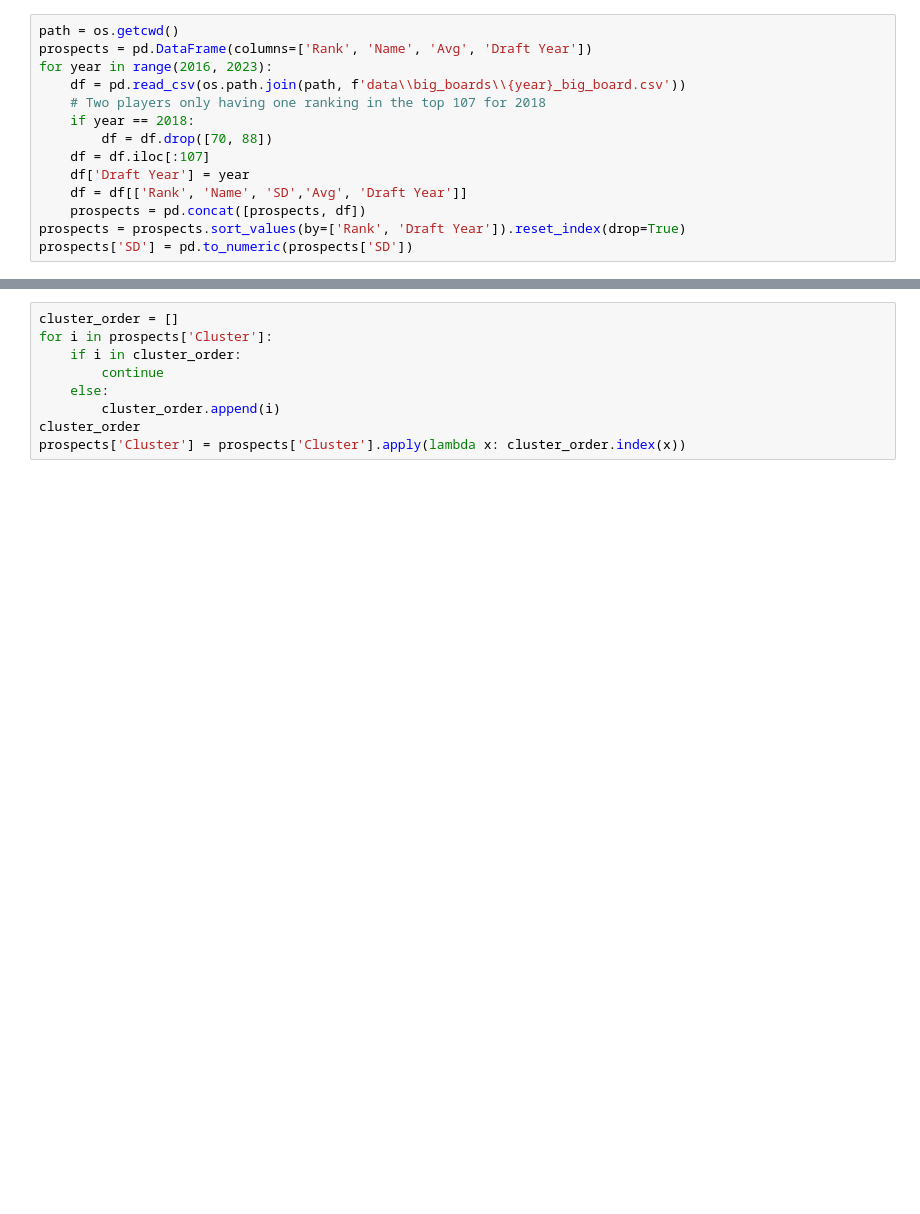
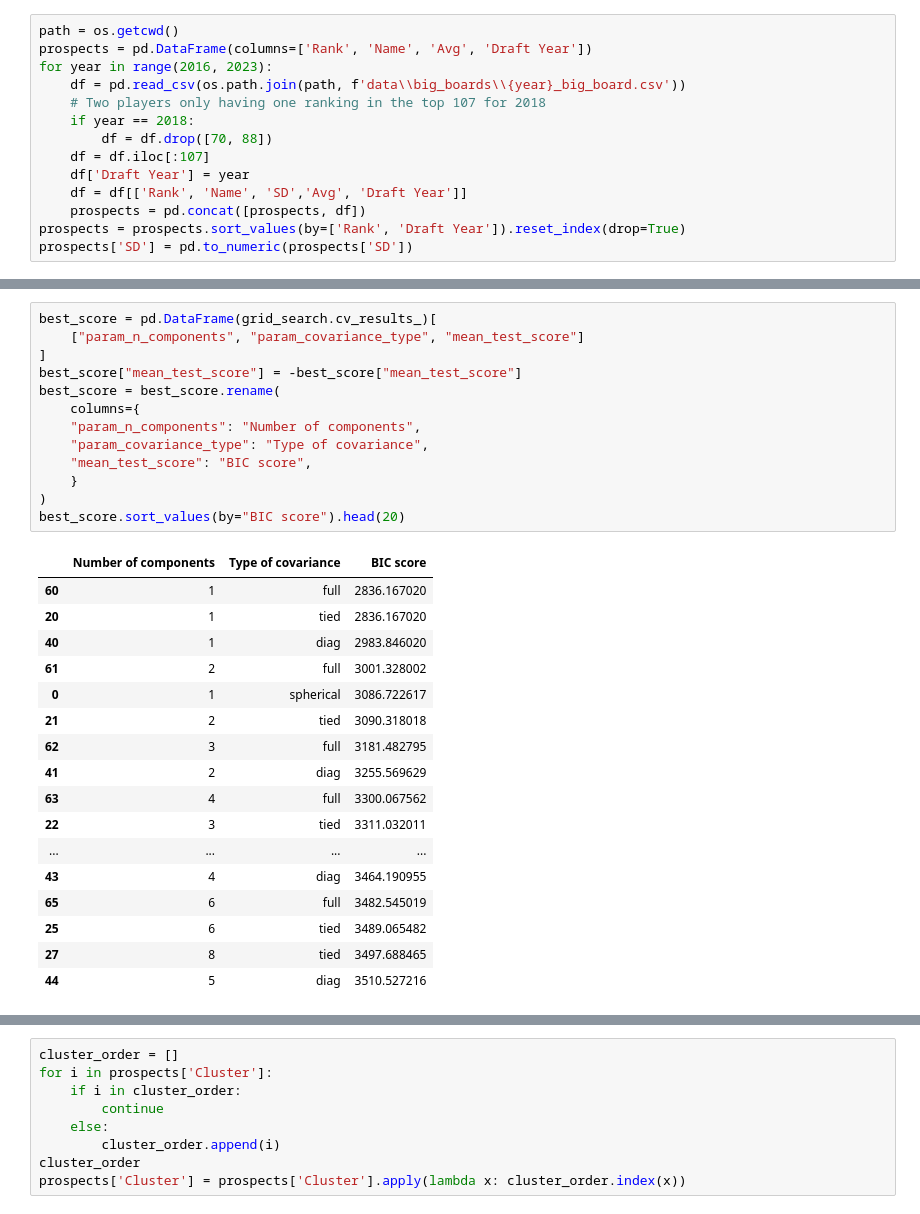
Before and after one commit to rafrisci/tiering_nfl_drafts, a Jupyter notebook: explore_big_board.ipynb, the cells around one changed output, grey strips where cells are left out. Cells and saved outputs as stored; diff of their text form; blank space fills up the shorter version.

```diff
--- a/explore_big_board.ipynb
+++ b/explore_big_board.ipynb
@@ -27,0 +48,31 @@ prospects['Cluster'] = gm.predict(vals)
+# %%
+best_score = pd.DataFrame(grid_search.cv_results_)[
+    ["param_n_components", "param_covariance_type", "mean_test_score"]
+]
+best_score["mean_test_score"] = -best_score["mean_test_score"]
+best_score = best_score.rename(
+    columns={
+    "param_n_components": "Number of components",
+    "param_covariance_type": "Type of covariance",
+    "mean_test_score": "BIC score",
+    }
+)
+best_score.sort_values(by="BIC score").head(20)
+# %% [output]
+|  | Number of components | Type of covariance | BIC score |
+| 60 | 1 | full | 2836.167020 |
+| 20 | 1 | tied | 2836.167020 |
+| 40 | 1 | diag | 2983.846020 |
+| 61 | 2 | full | 3001.328002 |
+| 0 | 1 | spherical | 3086.722617 |
+| 21 | 2 | tied | 3090.318018 |
+| 62 | 3 | full | 3181.482795 |
+| 41 | 2 | diag | 3255.569629 |
+| 63 | 4 | full | 3300.067562 |
+| 22 | 3 | tied | 3311.032011 |
+| ... | ... | ... | ... |
+| 43 | 4 | diag | 3464.190955 |
+| 65 | 6 | full | 3482.545019 |
+| 25 | 6 | tied | 3489.065482 |
+| 27 | 8 | tied | 3497.688465 |
+| 44 | 5 | diag | 3510.527216 |
```
Also changed, not shown: parts of 5 cells of this notebook.
